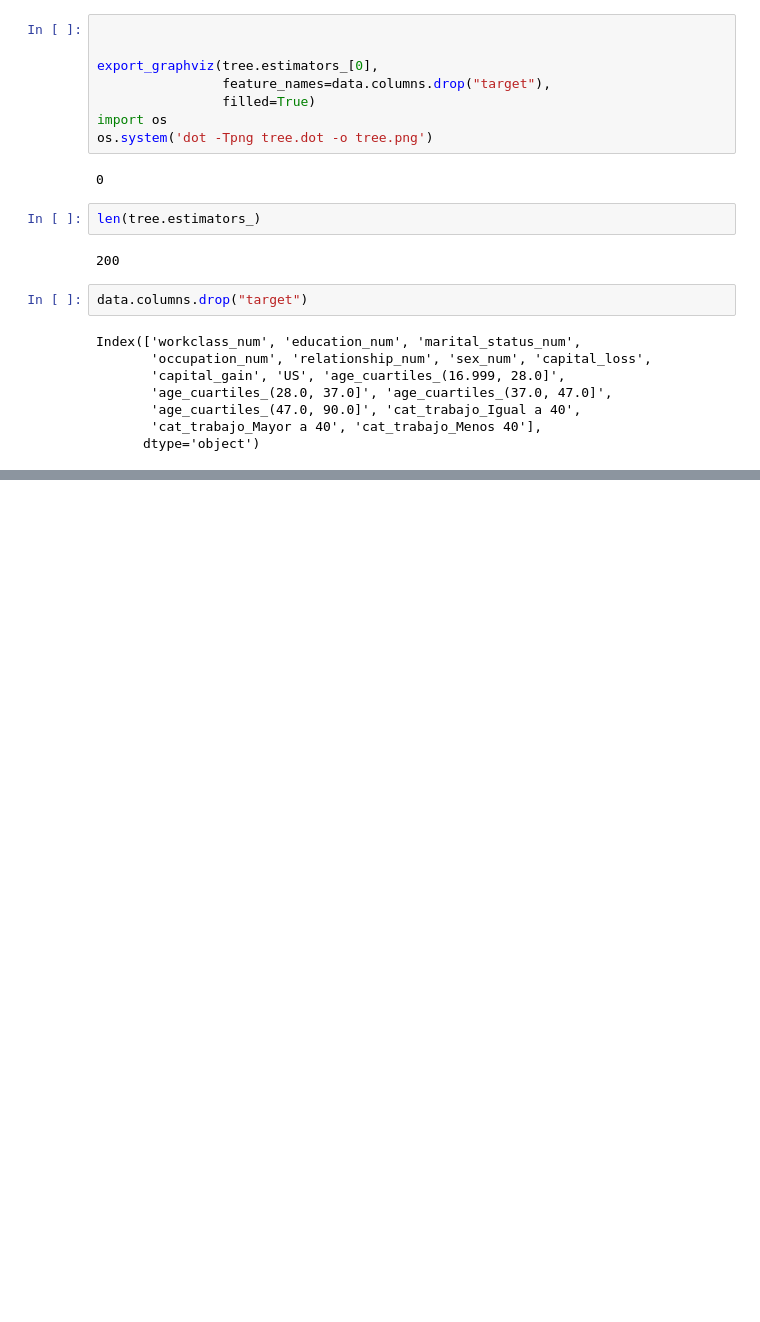
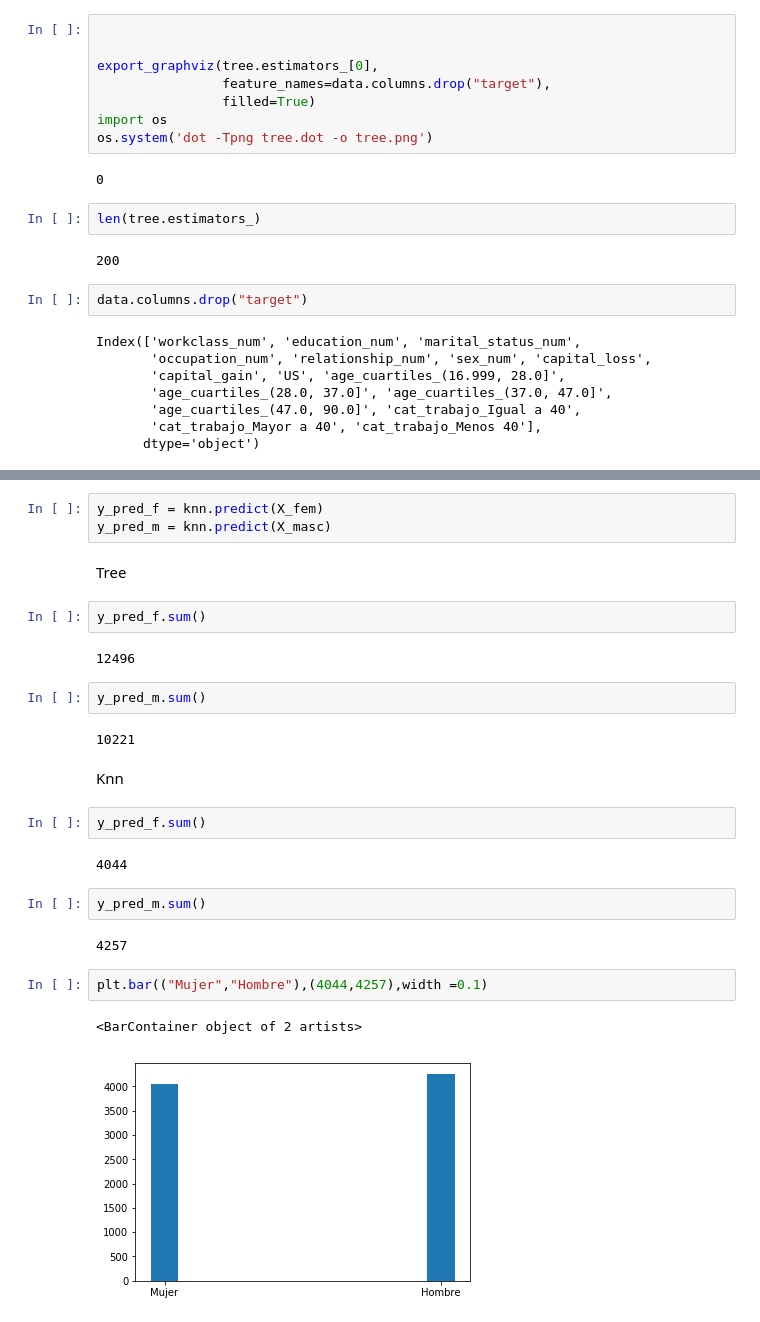
Before and after one commit to Villamaru/entrega_3, a Jupyter notebook: Modelos y Pipelines.ipynb, the cells around one changed output, grey strips where cells are left out. Saved outputs shown, nothing was run; the diff lists cells and outputs as text; blank space fills up the shorter version.

```diff
--- a/Modelos y Pipelines.ipynb
+++ b/Modelos y Pipelines.ipynb
@@ -401,0 +465,28 @@ Index(['workclass_num', 'education_num', 'marital_status_num',
+# %%
+y_pred_f = knn.predict(X_fem)
+y_pred_m = knn.predict(X_masc)
+# %% [markdown]
+Tree
+# %%
+y_pred_f.sum()
+# %% [output]
+12496
+# %%
+y_pred_m.sum()
+# %% [output]
+10221
+# %% [markdown]
+Knn
+# %%
+y_pred_f.sum()
+# %% [output]
+4044
+# %%
+y_pred_m.sum()
+# %% [output]
+4257
+# %%
+plt.bar(("Mujer","Hombre"),(4044,4257),width =0.1)
+# %% [output]
+<BarContainer object of 2 artists>
+[figure, added]
```
Also changed, not shown: parts of 13 cells of this notebook.
